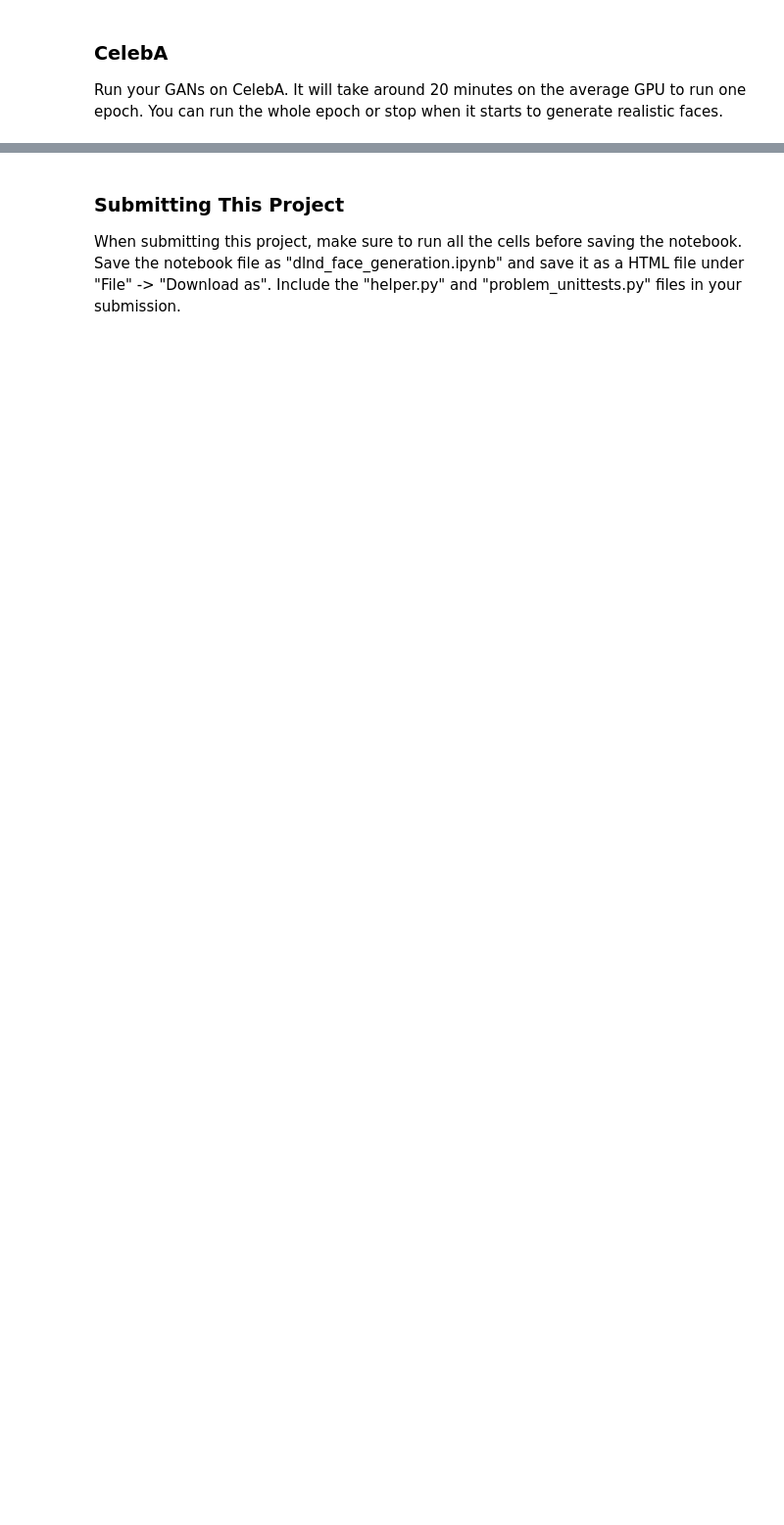
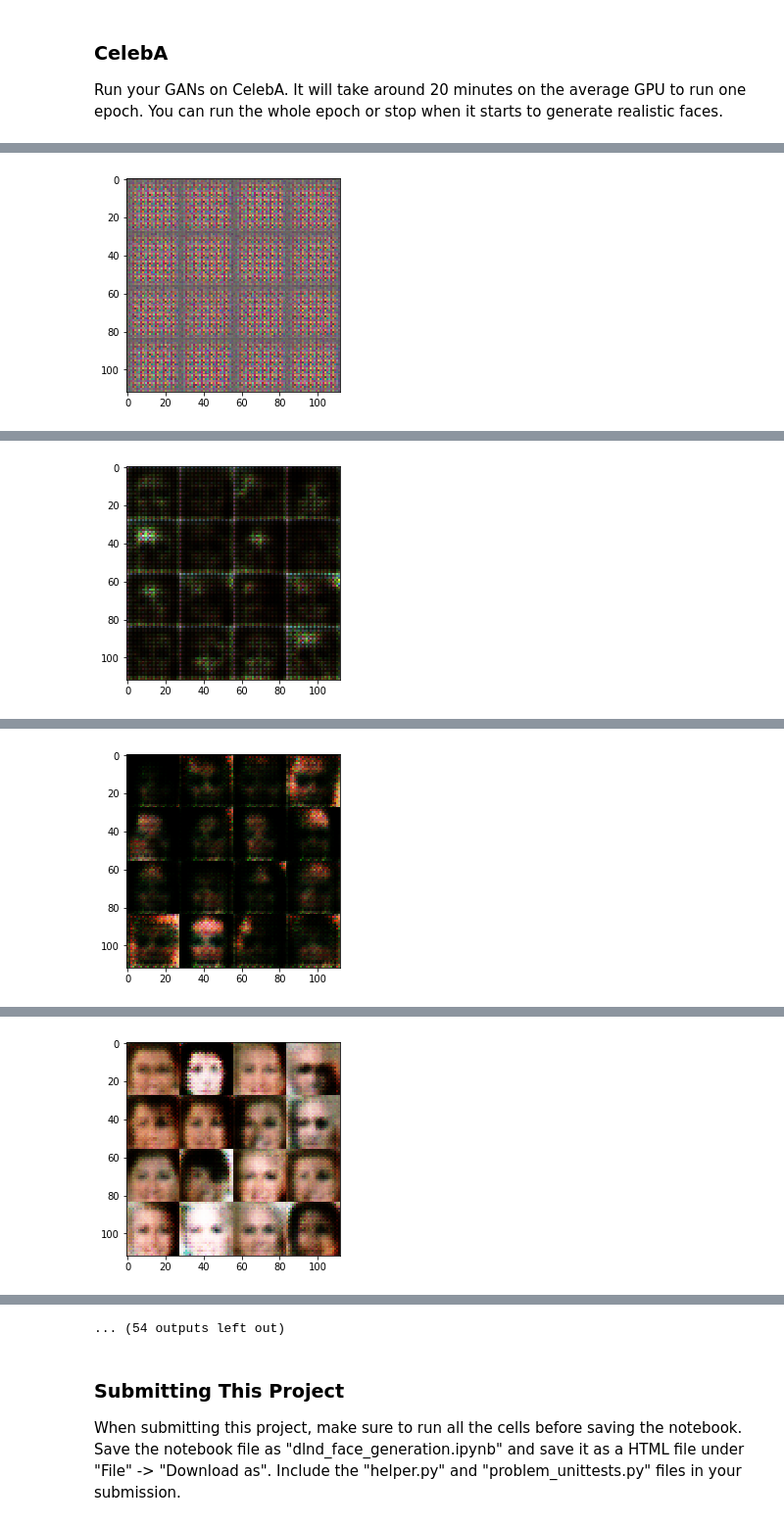
Before and after one commit to pwallrich/custom-face-generator, a Jupyter notebook: dlnd_face_generation.ipynb, the cells around one changed output, grey strips where cells are left out. Shown at 98% size. Saved outputs shown, nothing was run; the diff lists cells and outputs as text; code cells hidden in the pictures; blank space fills up the shorter version.

```diff
--- a/dlnd_face_generation.ipynb
+++ b/dlnd_face_generation.ipynb
@@ -397,10 +452,10 @@ with tf.Graph().as_default():
 ### CelebA
 Run your GANs on CelebA.  It will take around 20 minutes on the average GPU to run one epoch.  You can run the whole epoch or stop when it starts to generate realistic faces.
 # %%
-batch_size = None
-z_dim = None
-learning_rate = None
-beta1 = None
+batch_size = 64
+z_dim = 100
+learning_rate = 0.0003
+beta1 = 0.5
 
 
 """
@@ -412,3 +467,4 @@ celeba_dataset = helper.Dataset('celeba', glob(os.path.join(data_dir, 'img_align
 with tf.Graph().as_default():
     train(epochs, batch_size, z_dim, learning_rate, beta1, celeba_dataset.get_batches,
           celeba_dataset.shape, celeba_dataset.image_mode)
+# %% [output]
@@ -414,0 +472 @@ with tf.Graph().as_default():
+[figure, added]
@@ -414,0 +483 @@ with tf.Graph().as_default():
+[figure, added]
@@ -414,0 +494 @@ with tf.Graph().as_default():
+[figure, added]
@@ -414,0 +505 @@ with tf.Graph().as_default():
+[figure, added]
@@ -415,3 +528,4 @@ with tf.Graph().as_default():
+... (54 outputs left out)
 # %% [markdown]
 ### Submitting This Project
 When submitting this project, make sure to run all the cells before saving the notebook. Save the notebook file as "dlnd_face_generation.ipynb" and save it as a HTML file under "File" -> "Download as". Include the "helper.py" and "problem_unittests.py" files in your submission.
```
Also changed, not shown: parts of 8 cells of this notebook, 2 other files.
